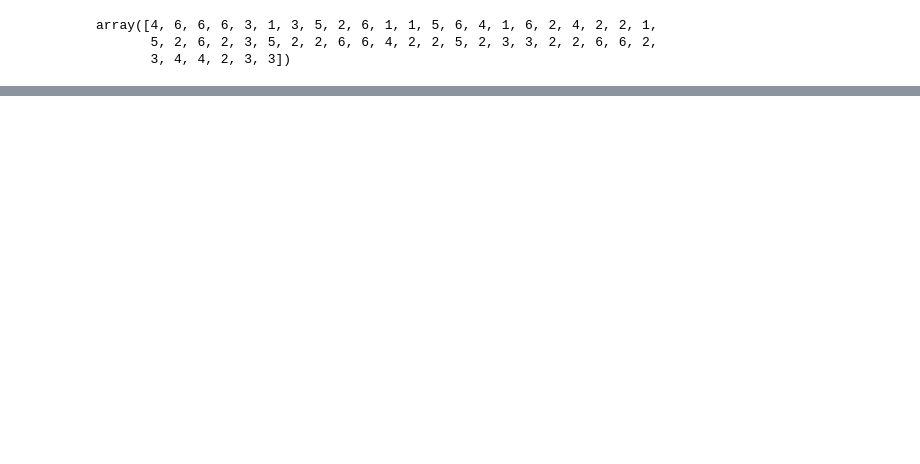
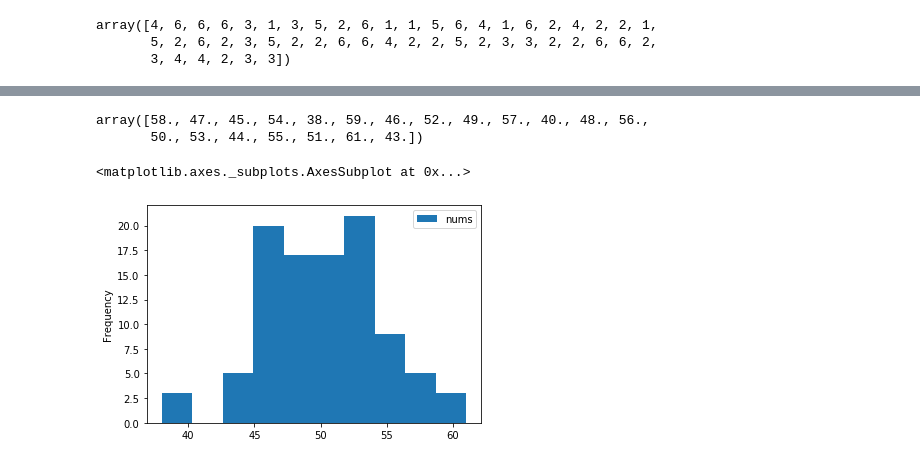
Before and after one commit to davideliason/DM4BA_Personal_Practice, a Jupyter notebook: Pandas_DataAnalysis.ipynb, the cells around one changed output, grey strips where cells are left out. Drawn from its saved outputs; the diff is of its cells as text; code cells hidden in the pictures; blank space fills up the shorter version.

```diff
--- a/Pandas_DataAnalysis.ipynb
+++ b/Pandas_DataAnalysis.ipynb
@@ -1460,0 +1509,18 @@ array([4, 6, 6, 6, 3, 1, 3, 5, 2, 6, 1, 1, 5, 6, 4, 1, 6, 2, 4, 2, 2, 1,
+# %%
+import pandas as pd
+from matplotlib import pyplot as plt
+%matplotlib inline
+# generate gaussian data
+from numpy.random import seed # set seed for reproducible results
+from numpy.random import randn # import the random number pacakge
+from numpy import mean # function to calc mean
+from numpy import std # function to calc standard deviation
+
+# seed the random number generator
+seed(1)
+# generate 100 random gaussian observations
+data = pd.DataFrame({"nums":5 * randn(100) + 50})
+print(data.head())
+
+# summarize mean and std
+print('mean=%.3f stdv=%.3f' % (mean(data), std(data)))
@@ -1460,0 +1549,12 @@ array([4, 6, 6, 6, 3, 1, 3, 5, 2, 6, 1, 1, 5, 6, 4, 1, 6, 2, 4, 2, 2, 1,
+# %%
+data = data.round()
+# %%
+data['nums'].unique()
+# %% [output]
+array([58., 47., 45., 54., 38., 59., 46., 52., 49., 57., 40., 48., 56.,
+       50., 53., 44., 55., 51., 61., 43.])
+# %%
+data.plot(kind="hist")
+# %% [output]
+<matplotlib.axes._subplots.AxesSubplot at 0x...>
+[figure, added]
```
Also changed, not shown: parts of 38 cells of this notebook.
